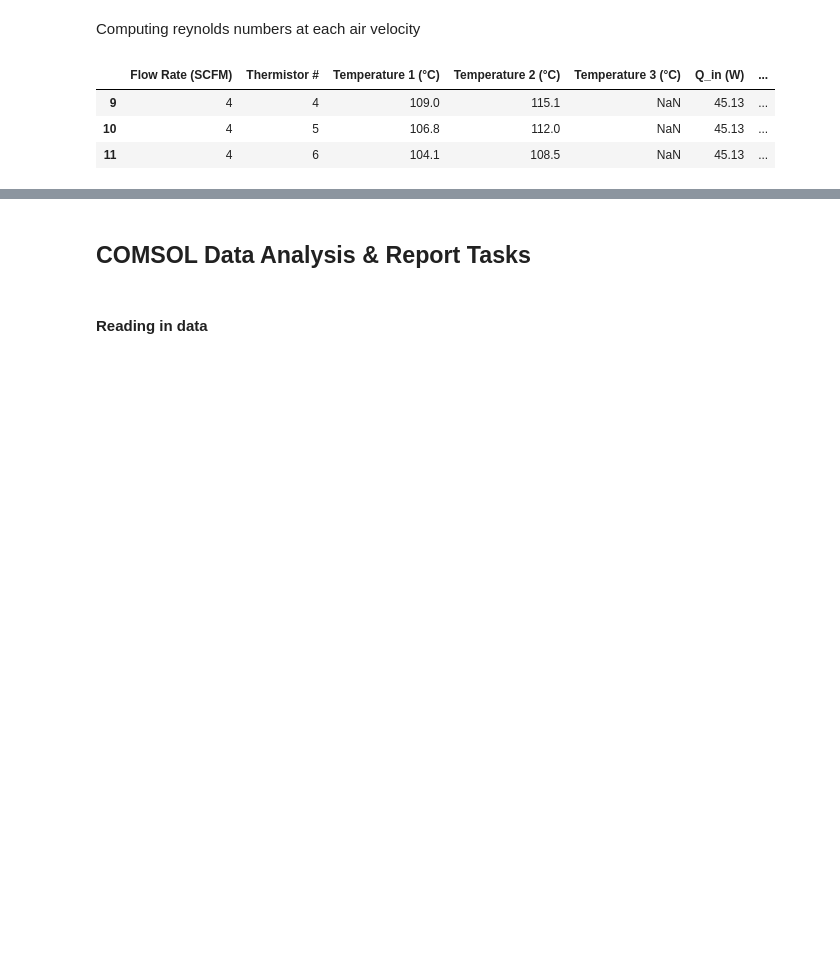
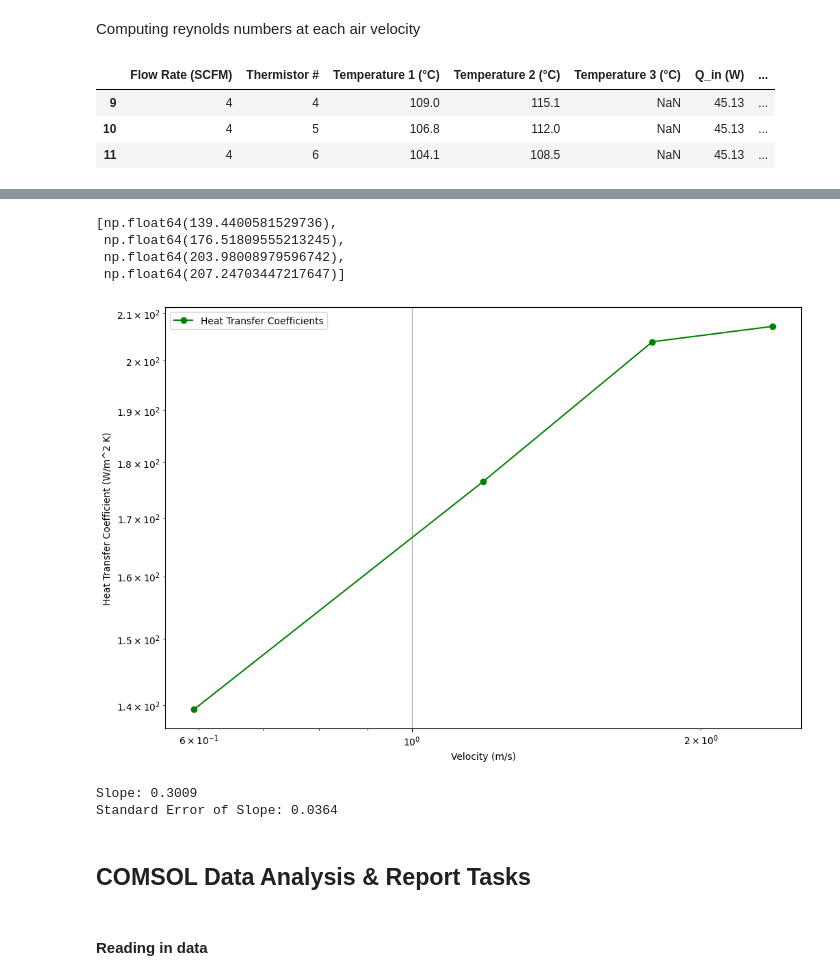
Before and after one commit to rahilisashaik/cbe154, a Jupyter notebook: heat-transfer-2/updated_HT_data_analysis.ipynb, the cells around one changed output, grey strips where cells are left out. Saved outputs shown, nothing was run; the diff lists cells and outputs as text; code cells hidden in the pictures; blank space fills up the shorter version.

```diff
--- a/heat-transfer-2/updated_HT_data_analysis.ipynb
+++ b/heat-transfer-2/updated_HT_data_analysis.ipynb
@@ -380,7 +380,9 @@ def scfm_to_mps(scfm, area=(np.pi * (jet_rad / 2)**2)):
     flow_rate = scfm * 0.0283168 / 60  # 1 SCFM = 0.0283168 m^3/min, convert to m^3/s
     return flow_rate / area
 
+velocities = [] # appending this list for later use
 for df in [df_1, df_2, df_3, df_4]:
+    velocities.append(scfm_to_mps(df["Flow Rate (SCFM)"].iloc[0]))
     df["velocity (m/s)"] = scfm_to_mps(df["Flow Rate (SCFM)"] )
 # %% [markdown]
 Computing reynolds numbers at each air velocity
@@ -443,0 +442,5 @@ At velocities 0.593475, 1.186951, 1.780426, 2.373901, respectively
+# %%
+df_1["h_radial (W/m^2 K)"] = df_1["q_rad (W / m^2)"] / (df_1["Avg Temp (K)"] - T_air_jet)
+df_2["h_radial (W/m^2 K)"] = df_2["q_rad (W / m^2)"] / (df_2["Avg Temp (K)"] - T_air_jet)
+df_3["h_radial (W/m^2 K)"] = df_3["q_rad (W / m^2)"] / (df_3["Avg Temp (K)"] - T_air_jet)
+df_4["h_radial (W/m^2 K)"] = df_4["q_rad (W / m^2)"] / (df_4["Avg Temp (K)"] - T_air_jet)
@@ -443,0 +450,2 @@ At velocities 0.593475, 1.186951, 1.780426, 2.373901, respectively
+# %%
+h_exp_values = [df_1["h (W/m^2 K)"].mean(), df_2["h (W/m^2 K)"].mean(), df_3["h (W/m^2 K)"].mean(), df_4["h (W/m^2 K)"].mean()]
@@ -444,3 +468,29 @@ At velocities 0.593475, 1.186951, 1.780426, 2.373901, respectively
+# %%
+h_exp_values
+# %% [output]
+[np.float64(139.4400581529736),
+ np.float64(176.51809555213245),
+ np.float64(203.98008979596742),
+ np.float64(207.24703447217647)]
+# %%
+plt.figure(figsize=(12, 8))
+plt.plot(velocities, h_exp_values, marker = 'o', label = 'Heat Transfer Coefficients', color = 'green')
+
+plt.xscale('log')
+plt.yscale('log')
+plt.grid()
+plt.xlabel("Velocity (m/s)")
+plt.ylabel("Heat Transfer Coefficient (W/m^2 K)")
+plt.legend()
+plt.show()
+# %% [output]
+[figure, added]
+# %%
+print(f"Slope: {slope:.4f}")
+print(f"Standard Error of Slope: {std_err:.4f}")
+# %% [output]
+Slope: 0.3009
+Standard Error of Slope: 0.0364
 # %% [markdown]
 ## COMSOL Data Analysis & Report Tasks
 # %% [markdown]
```
Also changed, not shown: parts of 38 cells of this notebook, 1 other file.
